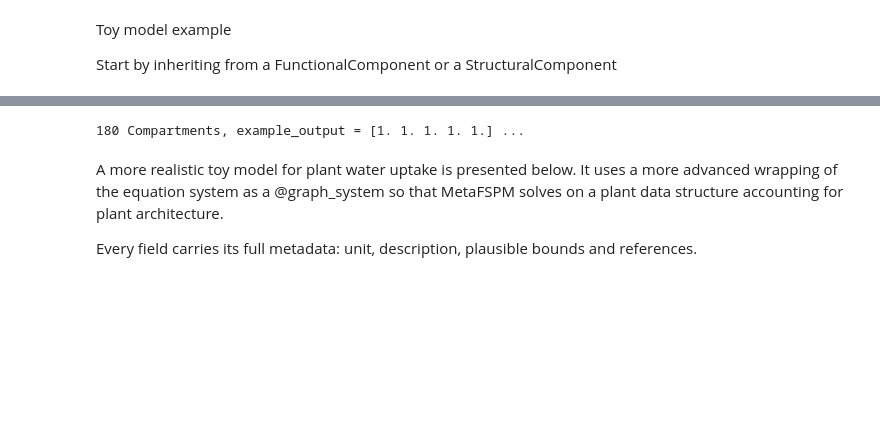
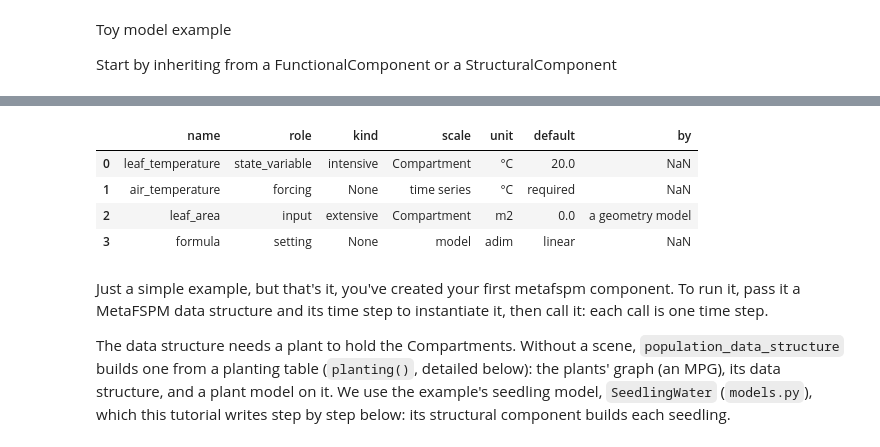
Before and after one commit to openalea/metafspm, a Jupyter notebook: examples/soil_plant_atmosphere/tutorial_fspm2026_general_usage.ipynb, the cells around one changed output, grey strips where cells are left out. Cells and saved outputs as stored; diff of their text form; code cells hidden in the pictures; blank space fills up the shorter version.

```diff
--- a/examples/soil_plant_atmosphere/tutorial_fspm2026_general_usage.ipynb
+++ b/examples/soil_plant_atmosphere/tutorial_fspm2026_general_usage.ipynb
@@ -90,22 +123,28 @@ The data structure needs a plant to hold the Compartments. We build one seedling
 # %%
-from openalea.metafspm.data_structure.data_api import MPGDataStructure
-from openalea.metafspm.scene.population import build_population
-from components import SeedlingStructure
+@dataclass
+class ToyLeafTemperature(FunctionalComponent):
+    leaf_temperature: float = state_variable(unit="°C", description="The leaf temperature", default=20.,
+                                             scale=scales.Compartment, kind="intensive")
+    air_temperature: float = forcing_variable(unit="°C", description="The air temperature, a time series")
+    leaf_area: float = input_variable(unit="m2", description="The area of a leaf element", default=0.,
+                                      by="a geometry model", scale=scales.Compartment, kind="extensive",
+                                      optional=True)
+    formula: str = setting(unit="adim", description="The energy balance used", default="linear",
+                           choices=("linear", "penman_monteith"))
 
-one_seedling = pd.DataFrame([dict(x=0., y=0., z=0., rotation=0., scenario={})])
-g, plants = build_population(one_seedling, initiators=(SeedlingStructure,))   # the plant graph (an MPG)
-g.convert_properties_to_arraydict()
-data_structure = MPGDataStructure(g, from_scale=g.scales.SubOrgan, nodes="Compartment")
 
-toy_model_instance = ToyModel(data_structure=data_structure, time_step=1)
-toy_model_instance()
-
-print(f"{len(data_structure.get('example_output'))} Compartments, example_output = "
-      f"{data_structure.get('example_output')[:5]} ...")
+ToyLeafTemperature.declarations()[["name", "role", "kind", "scale", "unit", "default", "by"]]
 # %% [output]
-180 Compartments, example_output = [1. 1. 1. 1. 1.] ...
+|  | name | role | kind | scale | unit | default | by |
+| 0 | leaf_temperature | state_variable | intensive | Compartment | °C | 20.0 | NaN |
+| 1 | air_temperature | forcing | None | time series | °C | required | NaN |
+| 2 | leaf_area | input | extensive | Compartment | m2 | 0.0 | a geometry model |
+| 3 | formula | setting | None | model | adim | linear | NaN |
 # %% [markdown]
-A more realistic toy model for plant water uptake is presented below. It uses a more advanced wrapping of the equation system as a @graph_system so that MetaFSPM solves on a plant data structure accounting for plant architecture.
+Just a simple example, but that's it, you've created your first metafspm component. To run it, pass it a MetaFSPM data structure and its time step to instantiate it, then call it: each call is one time step.
 
-Every field carries its full metadata: unit, description, plausible bounds and references.
+The data structure needs a plant to hold the Compartments. Without a scene, `population_data_structure` builds one
+from a planting table (`planting()`, detailed below): the plants' graph (an MPG), its data structure, and a plant
+model on it. We use the example's seedling model, `SeedlingWater` (`models.py`), which this tutorial writes step by
+step below: its structural component builds each seedling.
 # %%
```
Also changed, not shown: parts of 30 cells of this notebook, 1 other file.
